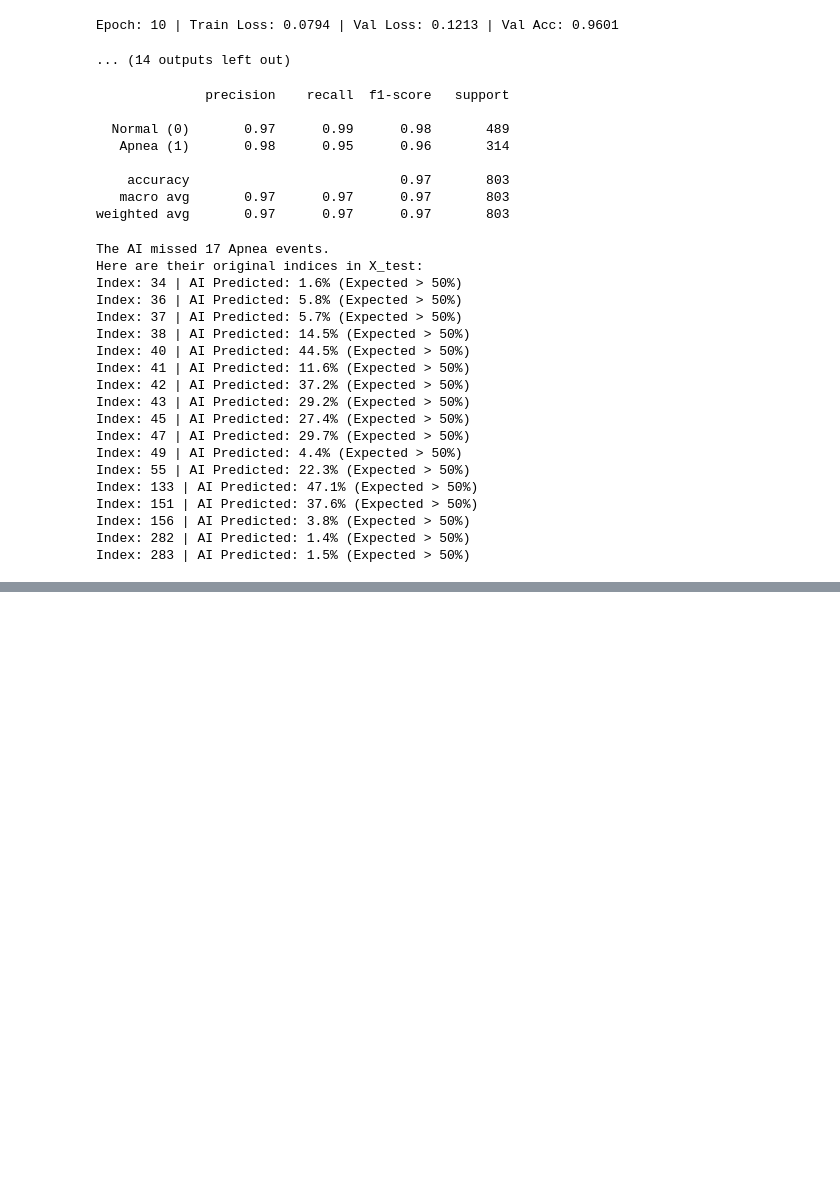
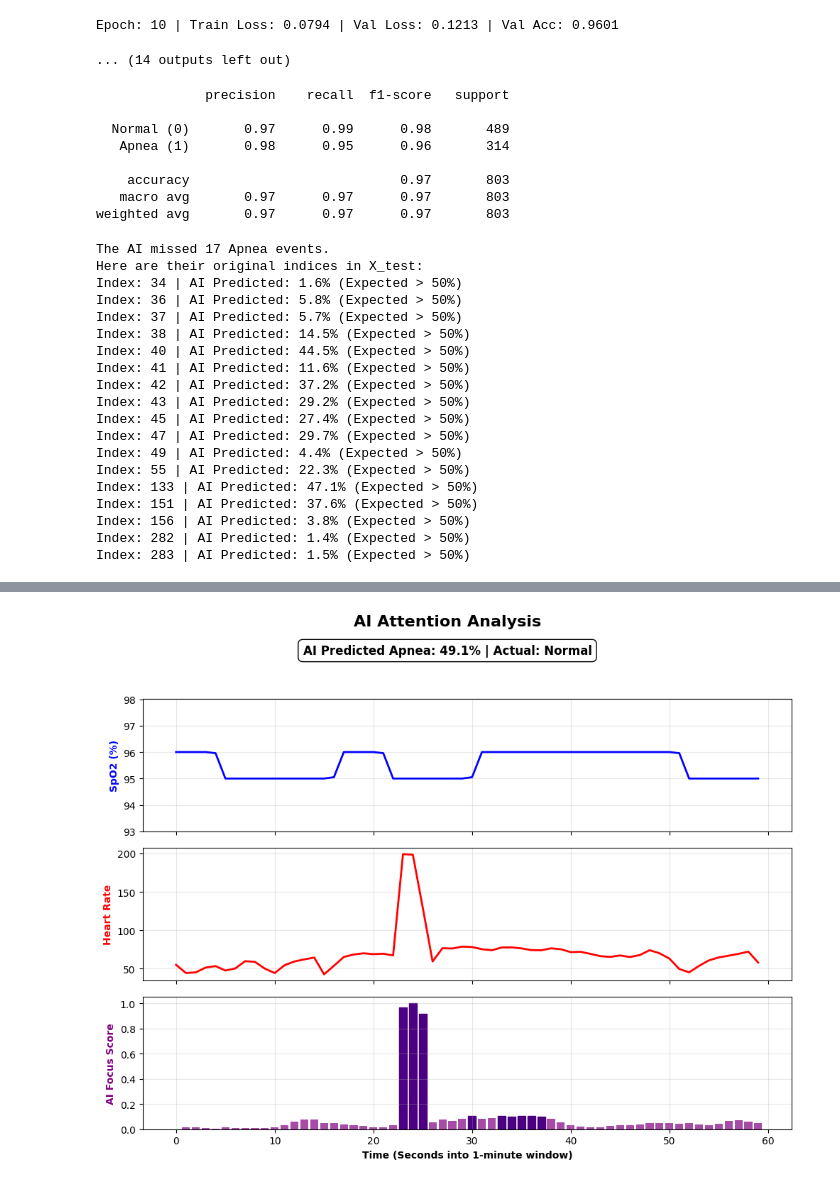
Before and after one commit to wang-yuancheng/mini-projects, a Jupyter notebook: time-series-transformer/train.ipynb, the cells around one changed output, grey strips where cells are left out. Cells and saved outputs as stored; diff of their text form; code cells hidden in the pictures; blank space fills up the shorter version.

```diff
--- a/time-series-transformer/train.ipynb
+++ b/time-series-transformer/train.ipynb
@@ -640,0 +641,70 @@ plt.show()
+# %%
+sample_idx = 383
+sample_X_raw = X_test[sample_idx]
+sample_X_scaled = X_test_scaled[sample_idx]
+true_label = y_test[sample_idx]
+
+model.eval()
+with torch.inference_mode():
+    tensor_X = torch.tensor(sample_X_scaled, dtype=torch.float32).unsqueeze(0).to(device)
+
+    logit = model(tensor_X)
+    probability = torch.sigmoid(logit).item() * 100
+
+    # Manually extract attention weights
+    # Pass data through projection and positional encoding manually
+    x = model.input_projection(tensor_X)
+    x = model.pos_encoder(x)
+
+    # Pass through all layers except last
+    for layer in model.transformer_encoder.layers[:-1]:
+        x = layer(x)
+
+    last_layer = model.transformer_encoder.layers[-1]
+
+    # We query the self-attention layer directly and set need_weights=True
+    # attn_weights shape will be (1, 60, 60)
+    _, attn_weights = last_layer.self_attn(x, x, x, need_weights=True)
+
+time_sec = np.arange(60)
+spo2 = sample_X_raw[:, 0]
+hr = sample_X_raw[:, 1]
+
+# The attention matrix is 60x60 (every second looking at every other second).
+# Rows (Queries) and Columns (Keys)
+# We care how much every other second in the minute pay attention to a second
+importance_scores = attn_weights[0].mean(dim=0).cpu().numpy()
+
+# Normalize
+importance_scores = (importance_scores - importance_scores.min()) / (importance_scores.max() - importance_scores.min())
+
+fig, (ax1, ax2, ax3) = plt.subplots(3, 1, figsize=(10, 8), sharex=True)
+fig.suptitle("AI Attention Analysis", fontsize=16, fontweight='bold')
+label_text = "Apnea" if true_label == 1 else "Normal"
+label_color = 'red' if true_label == 1 else 'green'
+fig.text(0.5, 0.91, f"AI Predicted Apnea: {probability:.1f}% | Actual: {label_text}",
+         ha='center', fontsize=12, fontweight='bold',
+         color='black', bbox=dict(facecolor='white', edgecolor='black', boxstyle='round,pad=0.4'))
+ax1.plot(time_sec, spo2, color='blue', linewidth=2)
+ax1.set_ylabel('SpO2 (%)', color='blue', fontweight='bold')
+ax1.axhspan(0, 90, color='red', alpha=0.1)
+ax1.set_ylim(min(spo2)-2, max(spo2)+2)
+ax1.grid(True, alpha=0.3)
+ax2.plot(time_sec, hr, color='red', linewidth=2)
+ax2.set_ylabel('Heart Rate', color='red', fontweight='bold')
+ax2.grid(True, alpha=0.3)
+bars = ax3.bar(time_sec, importance_scores, color='purple', alpha=0.7)
+ax3.set_ylabel('AI Focus Score', color='purple', fontweight='bold')
+ax3.set_xlabel('Time (Seconds into 1-minute window)', fontweight='bold')
+ax3.grid(True, alpha=0.3)
+
+threshold = np.percentile(importance_scores, 85) # Top 15% most important seconds
+for i, bar in enumerate(bars):
+    if importance_scores[i] >= threshold:
+        bar.set_color('indigo')
+        bar.set_alpha(1.0)
+
+plt.tight_layout(rect=[0, 0, 1, 0.90])
+plt.show()
+# %% [output]
+[figure, added]
```
Also changed, not shown: parts of 2 cells of this notebook, 1 other file.
